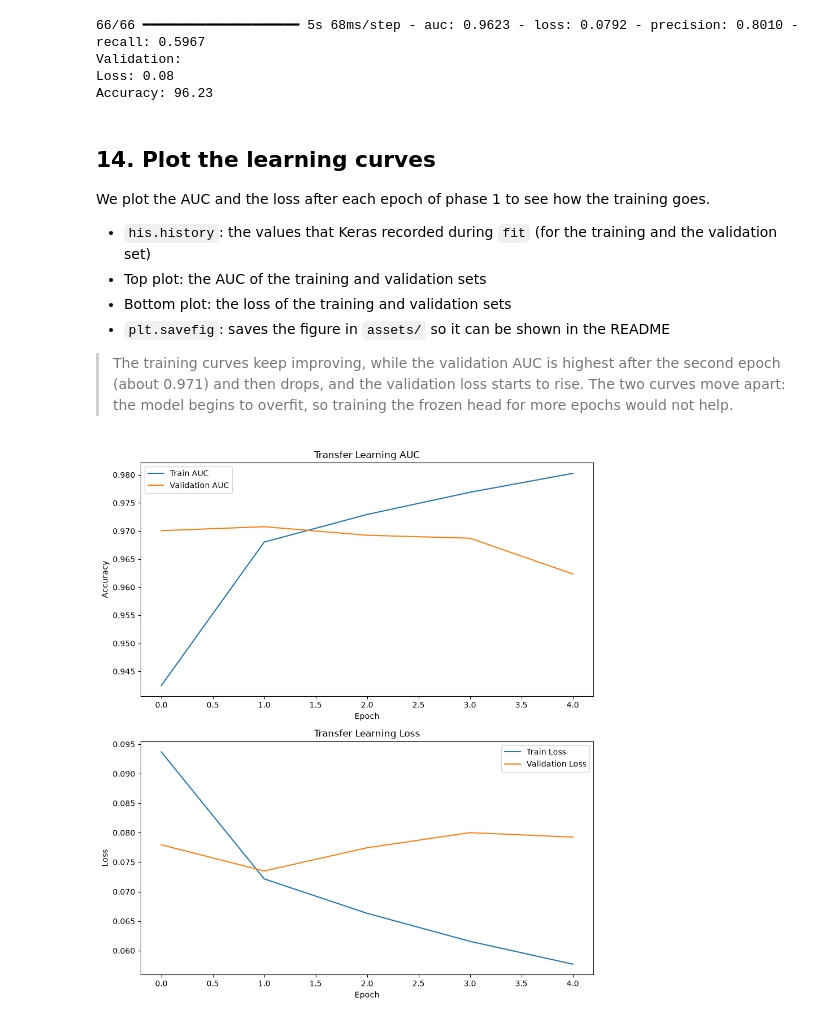
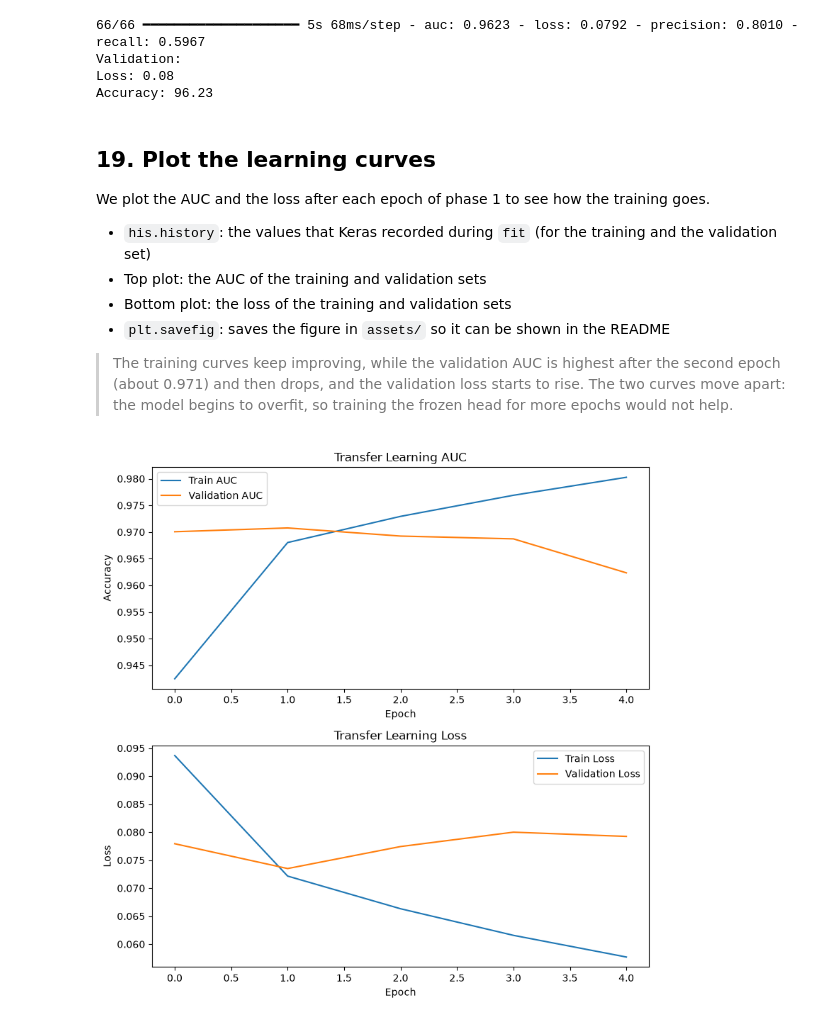
Before and after one commit to python-is-life2022/image-classification-resnet-finetuning, a Jupyter notebook: webcam_resnet_transfer_learning.ipynb, the cells around one changed output. Drawn from its saved outputs; the diff is of its cells as text; code cells hidden in the pictures.

```diff
--- a/webcam_resnet_transfer_learning.ipynb
+++ b/webcam_resnet_transfer_learning.ipynb
@@ -492,7 +492,7 @@ Validation:
 Loss: 0.08
 Accuracy: 96.23
 # %% [markdown]
-## 14. Plot the learning curves
+## 19. Plot the learning curves
 
 We plot the AUC and the loss after each epoch of phase 1 to see how the training goes.
 
@@ -504,27 +504,27 @@ We plot the AUC and the loss after each epoch of phase 1 to see how the training
 > The training curves keep improving, while the validation AUC is highest after the second epoch (about 0.971) and then drops, and the validation loss starts to rise. The two curves move apart: the model begins to overfit, so training the frozen head for more epochs would not help.
 # %%
 import matplotlib.pyplot as plt
-plt.figure(figsize= (9,10))
+plt.figure(figsize= (8,8))
 plt.subplot(2, 1, 1)
 plt.plot(his.history['auc'], label= 'Train AUC')
 plt.plot(his.history['val_auc'], label= 'Validation AUC')
 plt.legend()
 plt.xlabel('Epoch')
 plt.ylabel('Accuracy')
 plt.title('Transfer Learning AUC')
 
 plt.subplot(2, 1, 2)
 plt.plot(his.history['loss'], label= 'Train Loss')
 plt.plot(his.history['val_loss'], label= 'Validation Loss')
 plt.legend()
 plt.xlabel('Epoch')
 plt.ylabel('Loss')
 plt.title('Transfer Learning Loss')
 
 plt.tight_layout()
 plt.savefig("transfer_learning_curves.png", dpi=150, bbox_inches="tight")
 plt.show()
 # %% [output]
-[figure, old version]
+[figure, new version]
 # %%
 transfer_model = model.save("webcam_model_transfer_learning_resnet50.keras")
```
Also changed, not shown: parts of 6 cells of this notebook.
